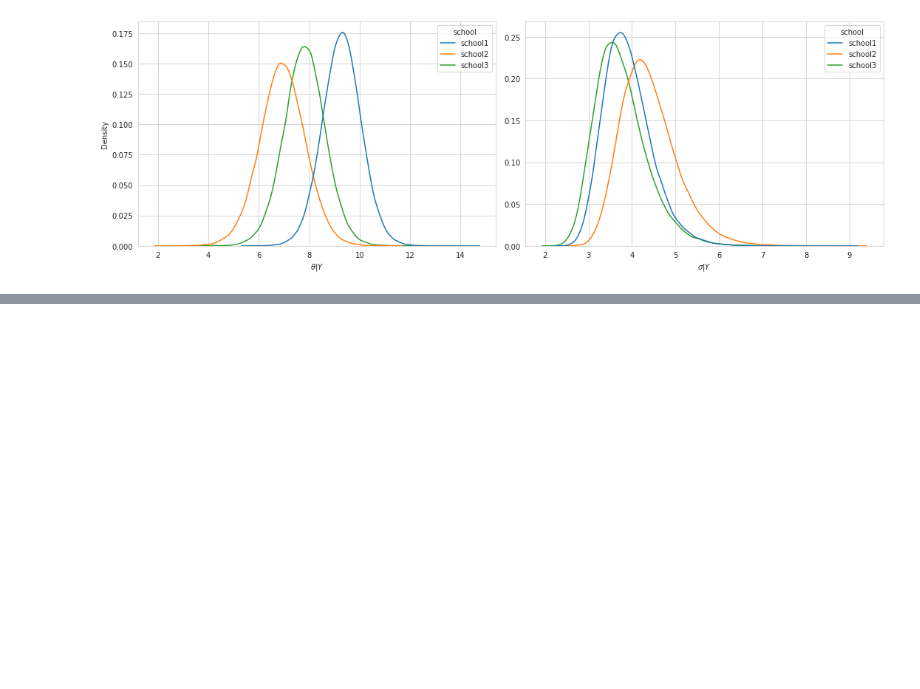
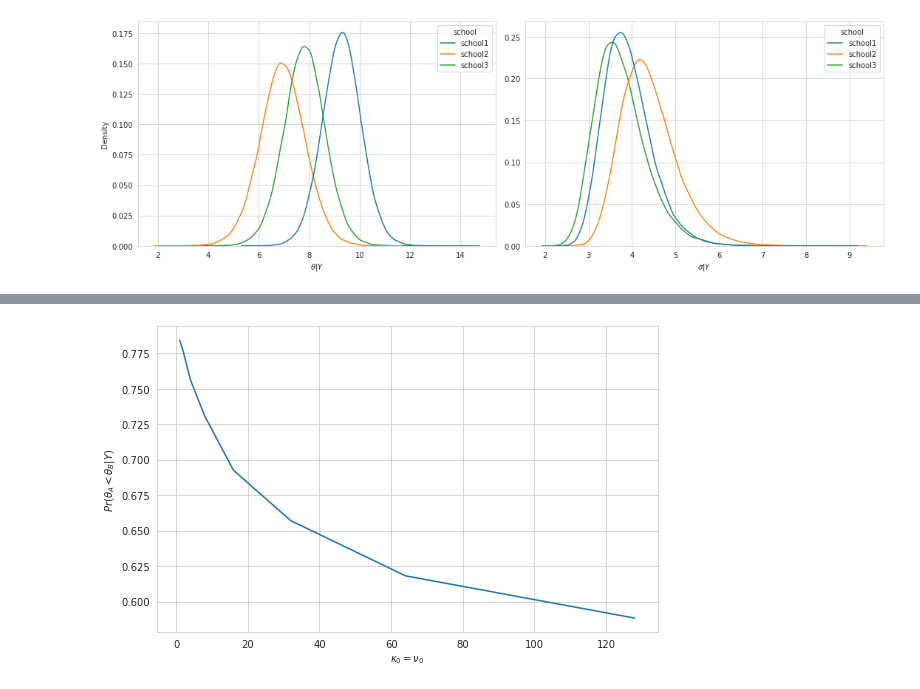
Before and after one commit to WHITSNAK/sta_602, a Jupyter notebook: hw7/hw7.ipynb, the cells around one changed output, grey strips where cells are left out. Saved outputs shown, nothing was run; the diff lists cells and outputs as text; code cells hidden in the pictures; blank space fills up the shorter version.

```diff
--- a/hw7/hw7.ipynb
+++ b/hw7/hw7.ipynb
@@ -99,0 +150,39 @@ fig.show()
+# %%
+np.random.seed(12123)
+sample_size = 100000
+
+ps = []
+for epoch in range(8):
+    # priors parameters
+    kappa0, v0 = 2**epoch, 2**epoch
+    mu0 = 75
+    sigma0_sq = 100
+
+    # group sufficient statistics
+    ns = np.array([16, 16])
+    y_bars = np.array([75.2, 77.5])
+    vars = np.array([7.3, 8.1])**2
+
+    # posterior parameters
+    kns = kappa0 + ns
+    muns = (kappa0*mu0 + ns*y_bars) / kns
+    vns = v0 + ns
+    sigmans_sq = 1/vns * ((ns-1)*vars + v0*sigma0_sq + (kappa0*ns/kns)*(y_bars-mu0)**2)
+
+    # drawing precision samples
+    precision_samples = stats.gamma(a=vns/2, scale=2/(vns*sigmans_sq)).rvs(size=(sample_size, 2))
+    vars_samples = 1 / precision_samples
+
+    # drawing mu samples given the precision samples
+    theta_samples = stats.norm(loc=muns, scale=np.sqrt(vars_samples/kns)).rvs()
+
+    ps.append((theta_samples[:,0] < theta_samples[:,1]).mean())
+# %%
+fig, ax = plt.subplots(figsize=(8, 5))
+ax.plot(2**np.arange(8), ps)
+ax.set_xlabel('$\\kappa_0=\\nu_0$')
+ax.set_ylabel('$Pr(\\theta_A < \\theta_B|Y)$')
+fig.tight_layout()
+fig.show()
+# %% [output]
+[figure, added]
```
Also changed, not shown: parts of 10 cells of this notebook, 1 other file.
